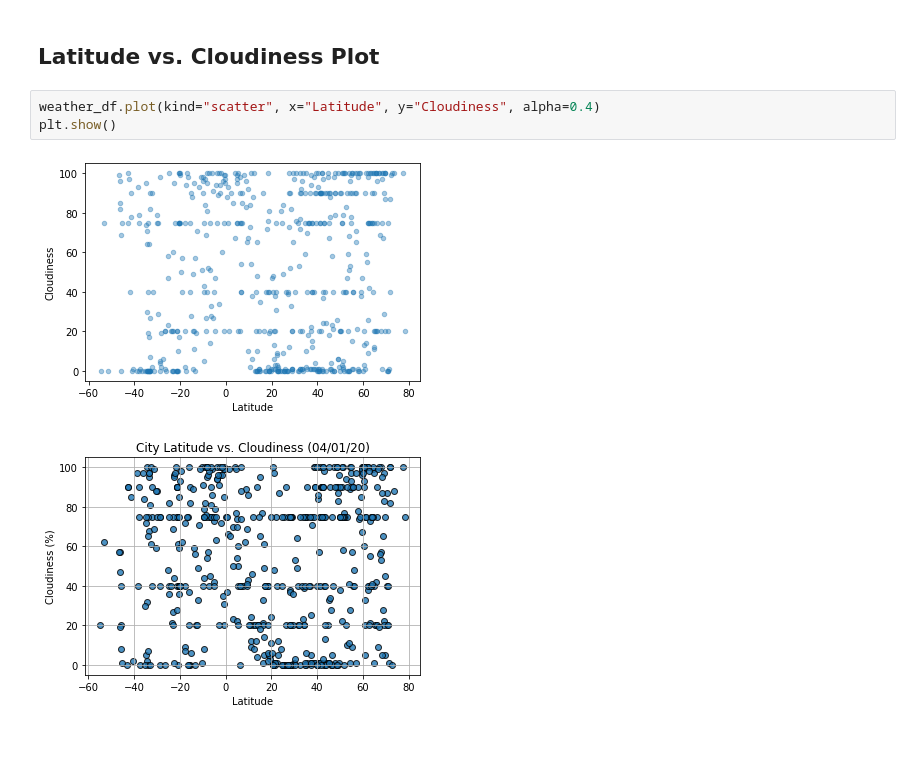
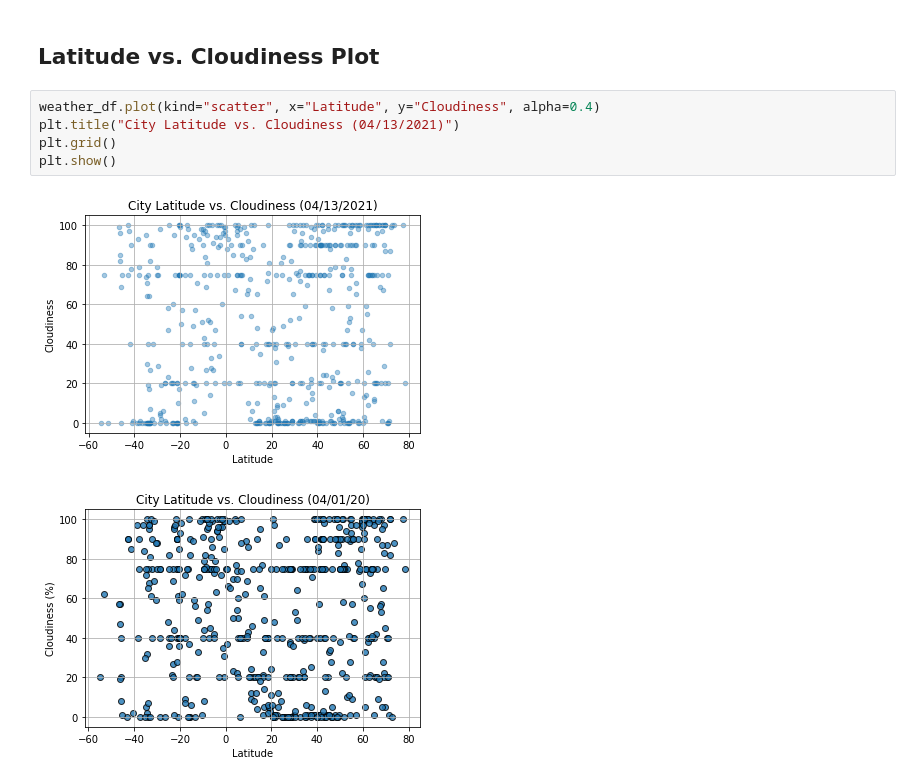
Before and after one commit to Trumane12311/python-api-challenge, a Jupyter notebook: starter_code/WeatherPy.ipynb, the cells around one changed output. Cells and saved outputs as stored; diff of their text form; blank space fills up the shorter version.

```diff
--- a/starter_code/WeatherPy.ipynb
+++ b/starter_code/WeatherPy.ipynb
@@ -253,9 +258,11 @@ plt.show()
 ## Latitude vs. Cloudiness Plot
 # %%
 weather_df.plot(kind="scatter", x="Latitude", y="Cloudiness", alpha=0.4)
+plt.title("City Latitude vs. Cloudiness (04/13/2021)")
+plt.grid()
 plt.show()
 # %% [output]
-[figure, old version]
+[figure, new version]
 # %%
 # %% [output]
 [figure]
```
Also changed, not shown: parts of 3 cells of this notebook.
